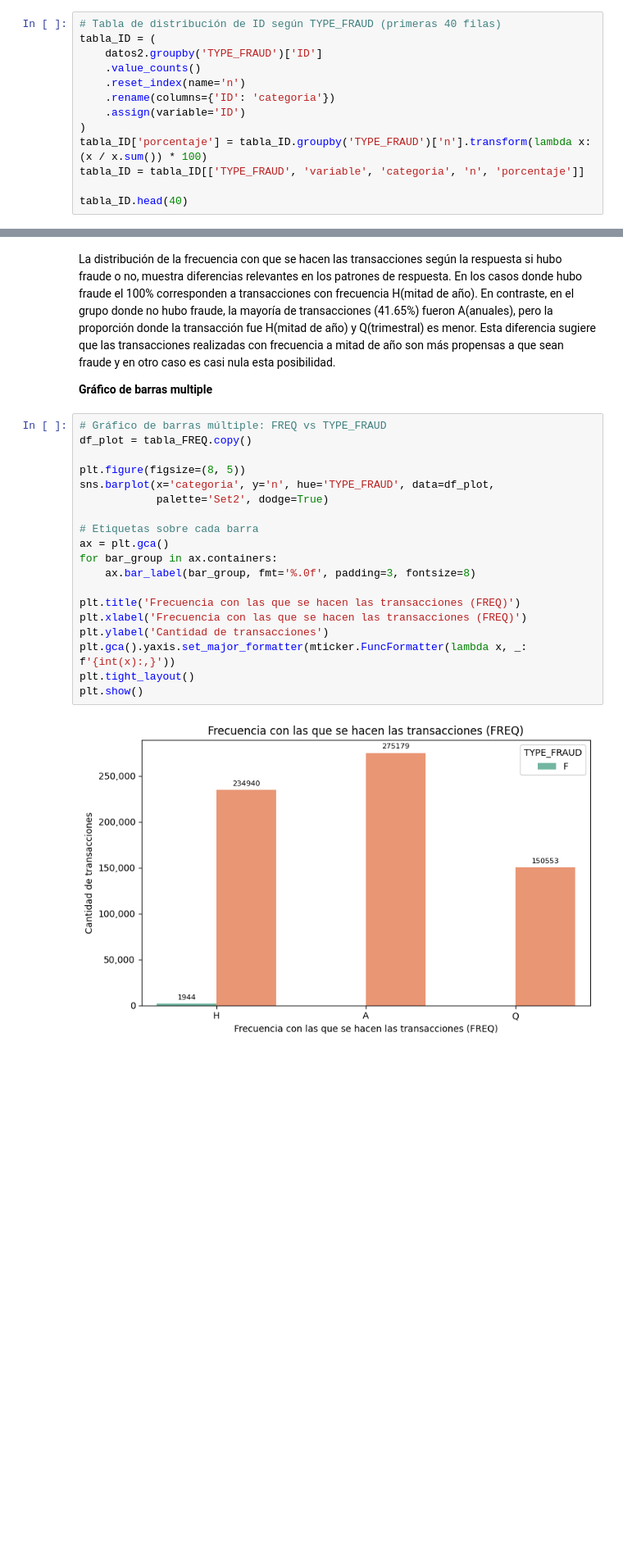
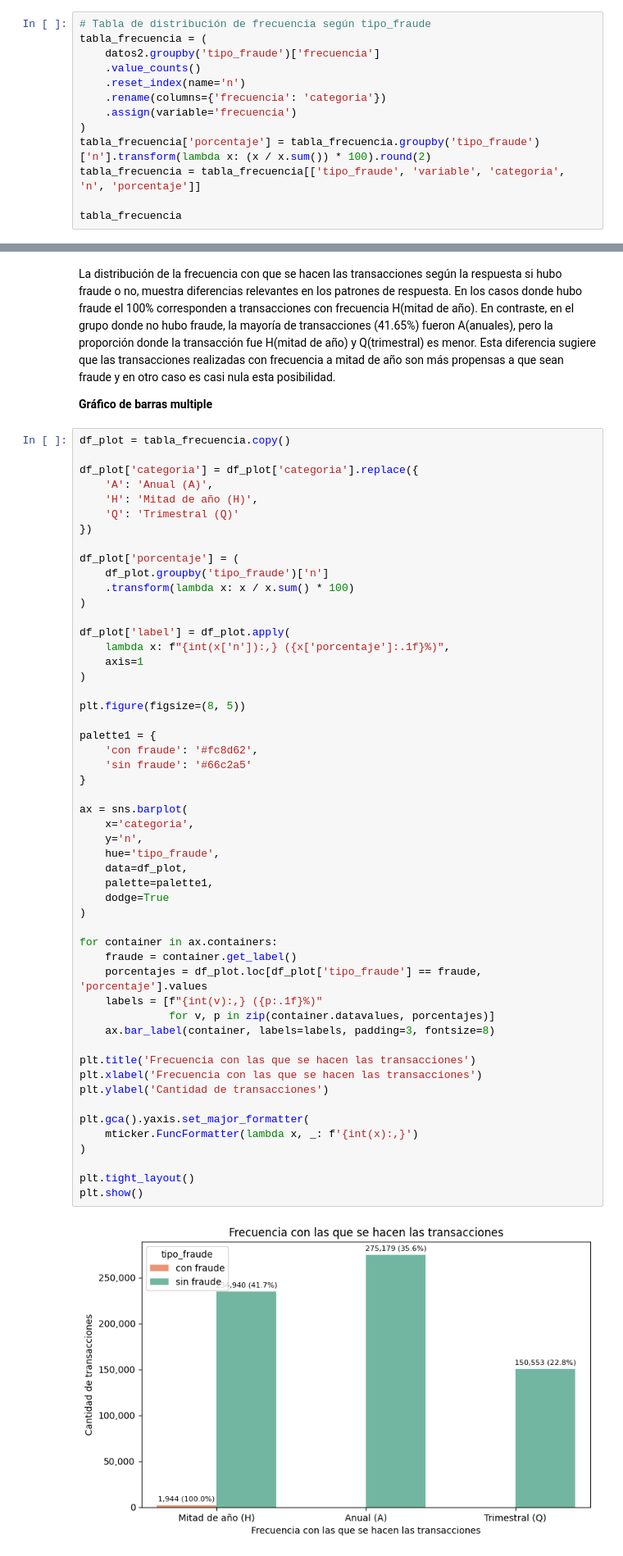
Before and after one commit to T1fff/PaymentTransactionsEUpy, a Jupyter notebook: 02-cross-refs.ipynb, the cells around one changed output, grey strips where cells are left out. Shown at 82% size. Saved outputs shown, nothing was run; the diff lists cells and outputs as text; blank space fills up the shorter version.

```diff
--- a/02-cross-refs.ipynb
+++ b/02-cross-refs.ipynb
@@ -207,14 +185,14 @@ Con un nivel de confianza del 95% y dado que la prueba arrojó un p-valor mayor
 # %%
-# Tabla de distribución de ID según TYPE_FRAUD (primeras 40 filas)
-tabla_ID = (
-    datos2.groupby('TYPE_FRAUD')['ID']
+# Tabla de distribución de frecuencia según tipo_fraude
+tabla_frecuencia = (
+    datos2.groupby('tipo_fraude')['frecuencia']
     .value_counts()
     .reset_index(name='n')
-    .rename(columns={'ID': 'categoria'})
-    .assign(variable='ID')
+    .rename(columns={'frecuencia': 'categoria'})
+    .assign(variable='frecuencia')
 )
-tabla_ID['porcentaje'] = tabla_ID.groupby('TYPE_FRAUD')['n'].transform(lambda x: (x / x.sum()) * 100)
-tabla_ID = tabla_ID[['TYPE_FRAUD', 'variable', 'categoria', 'n', 'porcentaje']]
+tabla_frecuencia['porcentaje'] = tabla_frecuencia.groupby('tipo_fraude')['n'].transform(lambda x: (x / x.sum()) * 100).round(2)
+tabla_frecuencia = tabla_frecuencia[['tipo_fraude', 'variable', 'categoria', 'n', 'porcentaje']]
 
-tabla_ID.head(40)
+tabla_frecuencia
 # %% [output]
@@ -263,24 +206,57 @@ La distribución de la frecuencia con que se hacen las transacciones según la r
 
 **Gráfico de barras multiple**
 # %%
-# Gráfico de barras múltiple: FREQ vs TYPE_FRAUD
-df_plot = tabla_FREQ.copy()
+df_plot = tabla_frecuencia.copy()
+
+df_plot['categoria'] = df_plot['categoria'].replace({
+    'A': 'Anual (A)',
+    'H': 'Mitad de año (H)',
+    'Q': 'Trimestral (Q)'
+})
+
+df_plot['porcentaje'] = (
+    df_plot.groupby('tipo_fraude')['n']
+    .transform(lambda x: x / x.sum() * 100)
+)
+
+df_plot['label'] = df_plot.apply(
+    lambda x: f"{int(x['n']):,} ({x['porcentaje']:.1f}%)",
+    axis=1
+)
 
 plt.figure(figsize=(8, 5))
-sns.barplot(x='categoria', y='n', hue='TYPE_FRAUD', data=df_plot,
-            palette='Set2', dodge=True)
 
-# Etiquetas sobre cada barra
-ax = plt.gca()
-for bar_group in ax.containers:
-    ax.bar_label(bar_group, fmt='%.0f', padding=3, fontsize=8)
+palette1 = {
+    'con fraude': '#fc8d62',
+    'sin fraude': '#66c2a5'
+}
 
-plt.title('Frecuencia con las que se hacen las transacciones (FREQ)')
-plt.xlabel('Frecuencia con las que se hacen las transacciones (FREQ)')
+ax = sns.barplot(
+    x='categoria',
+    y='n',
+    hue='tipo_fraude',
+    data=df_plot,
+    palette=palette1,
+    dodge=True
+)
+
+for container in ax.containers:
+    fraude = container.get_label()
+    porcentajes = df_plot.loc[df_plot['tipo_fraude'] == fraude, 'porcentaje'].values
+    labels = [f"{int(v):,} ({p:.1f}%)"
+              for v, p in zip(container.datavalues, porcentajes)]
+    ax.bar_label(container, labels=labels, padding=3, fontsize=8)
+
+plt.title('Frecuencia con las que se hacen las transacciones')
+plt.xlabel('Frecuencia con las que se hacen las transacciones')
 plt.ylabel('Cantidad de transacciones')
-plt.gca().yaxis.set_major_formatter(mticker.FuncFormatter(lambda x, _: f'{int(x):,}'))
+
+plt.gca().yaxis.set_major_formatter(
+    mticker.FuncFormatter(lambda x, _: f'{int(x):,}')
+)
+
 plt.tight_layout()
 plt.show()
 # %% [output]
-[figure, old version]
+[figure, new version]
 # %% [markdown]
```
Also changed, not shown: parts of 98 cells of this notebook.
